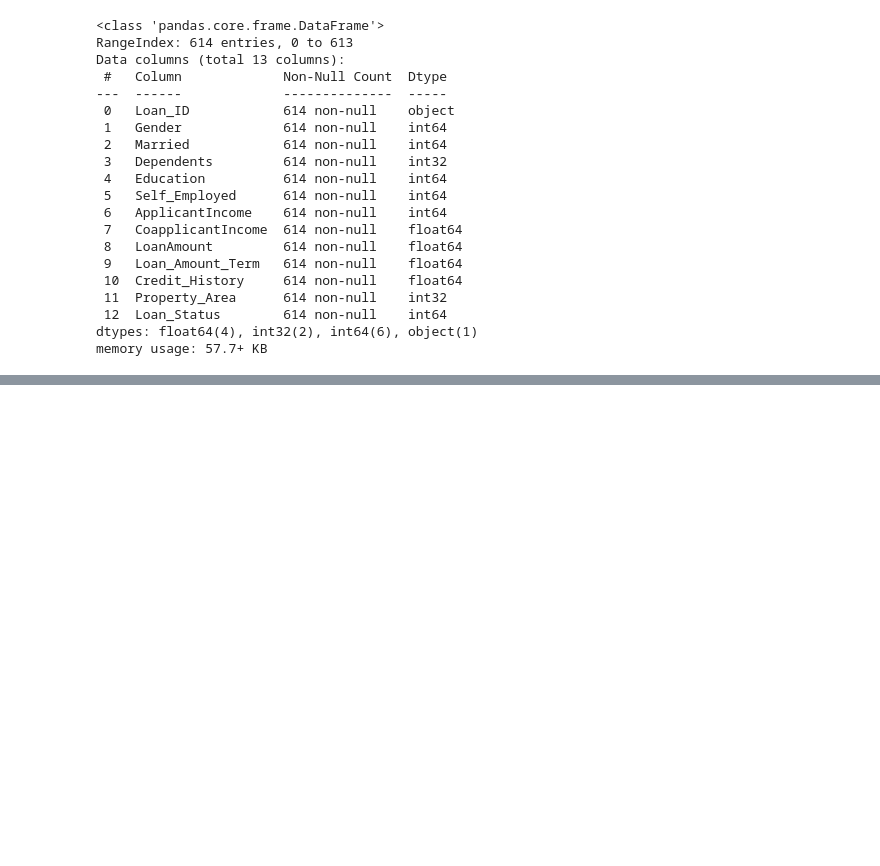
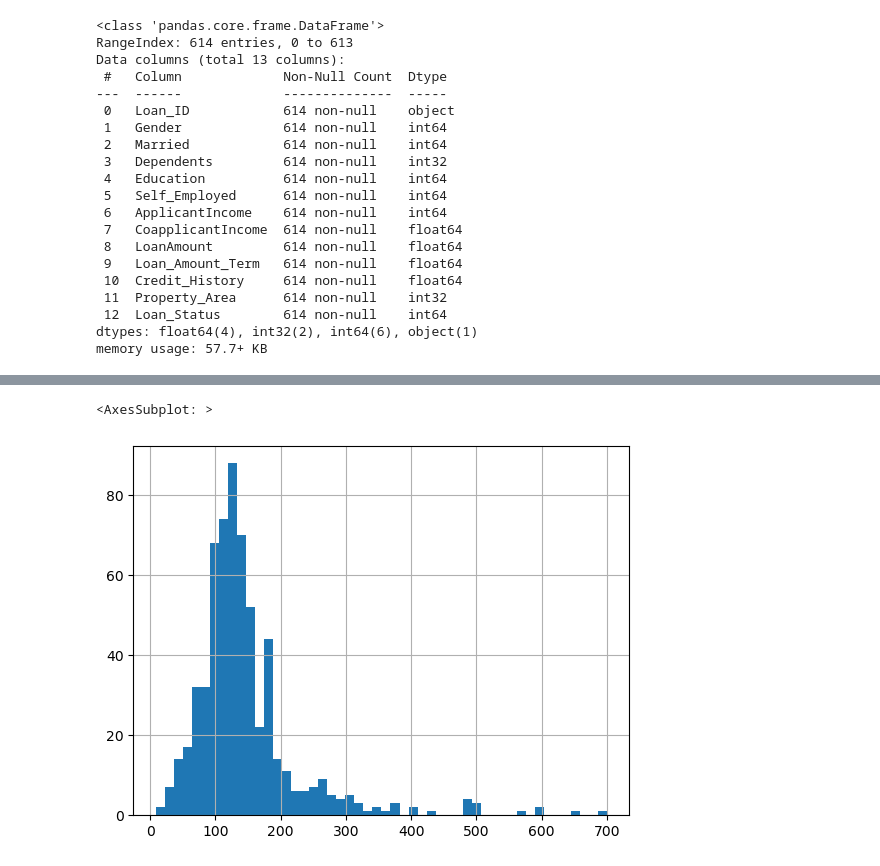
Before and after one commit to SannketNikam/Credit-Risk-Analysis, a Jupyter notebook: Notebooks/Credit Risk Analysis.ipynb, the cells around one changed output, grey strips where cells are left out. Drawn from its saved outputs; the diff is of its cells as text; code cells hidden in the pictures; blank space fills up the shorter version.

```diff
--- a/Notebooks/Credit Risk Analysis.ipynb
+++ b/Notebooks/Credit Risk Analysis.ipynb
@@ -305,0 +313,7 @@ ModuleNotFoundError: No module named 'seaborn'
+# %%
+# Histogram
+# Right Skewed Data
+df['LoanAmount'].hist(bins = 50)
+# %% [output]
+<AxesSubplot: >
+[figure, added]
```
Also changed, not shown: parts of 12 cells of this notebook.
